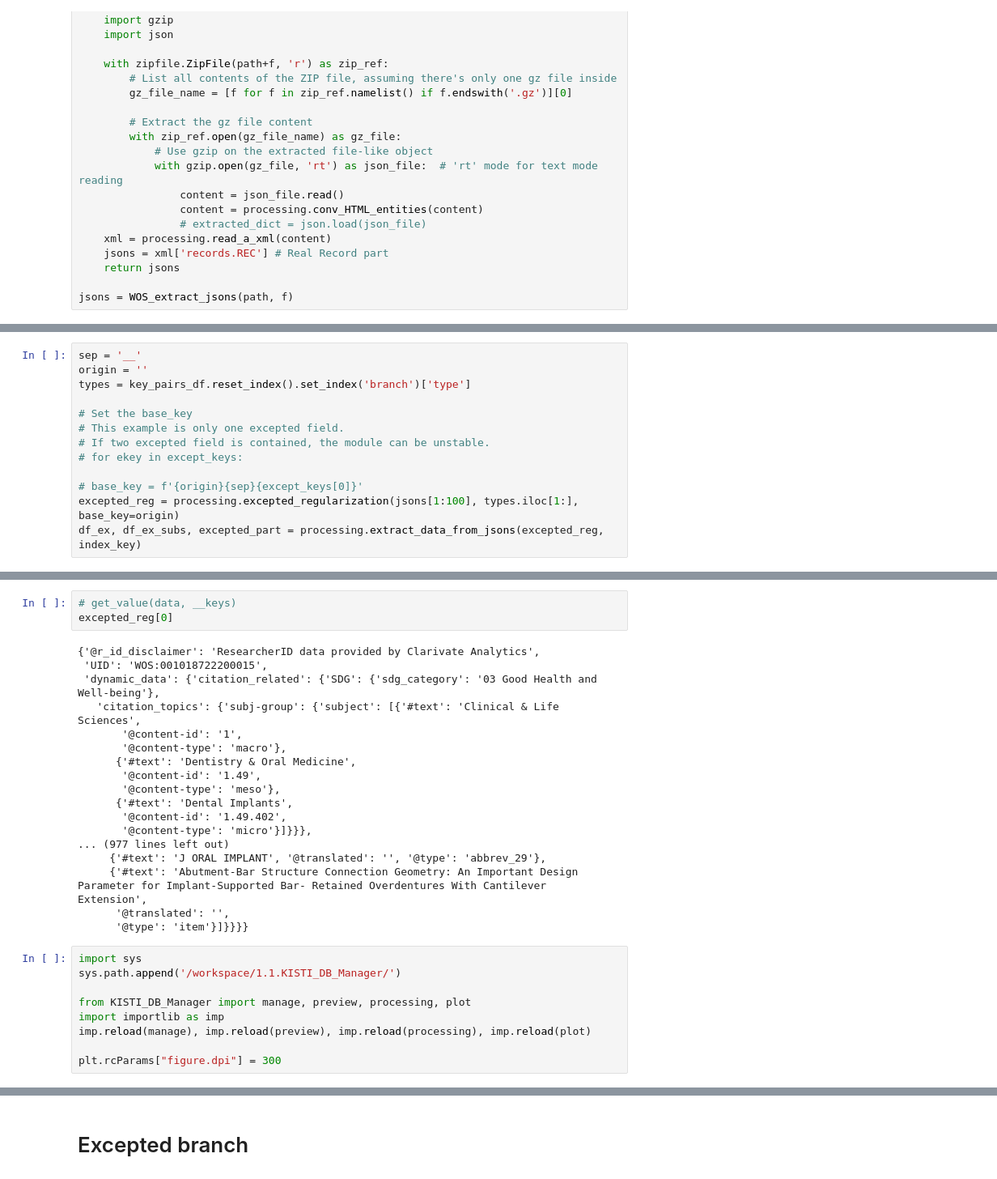
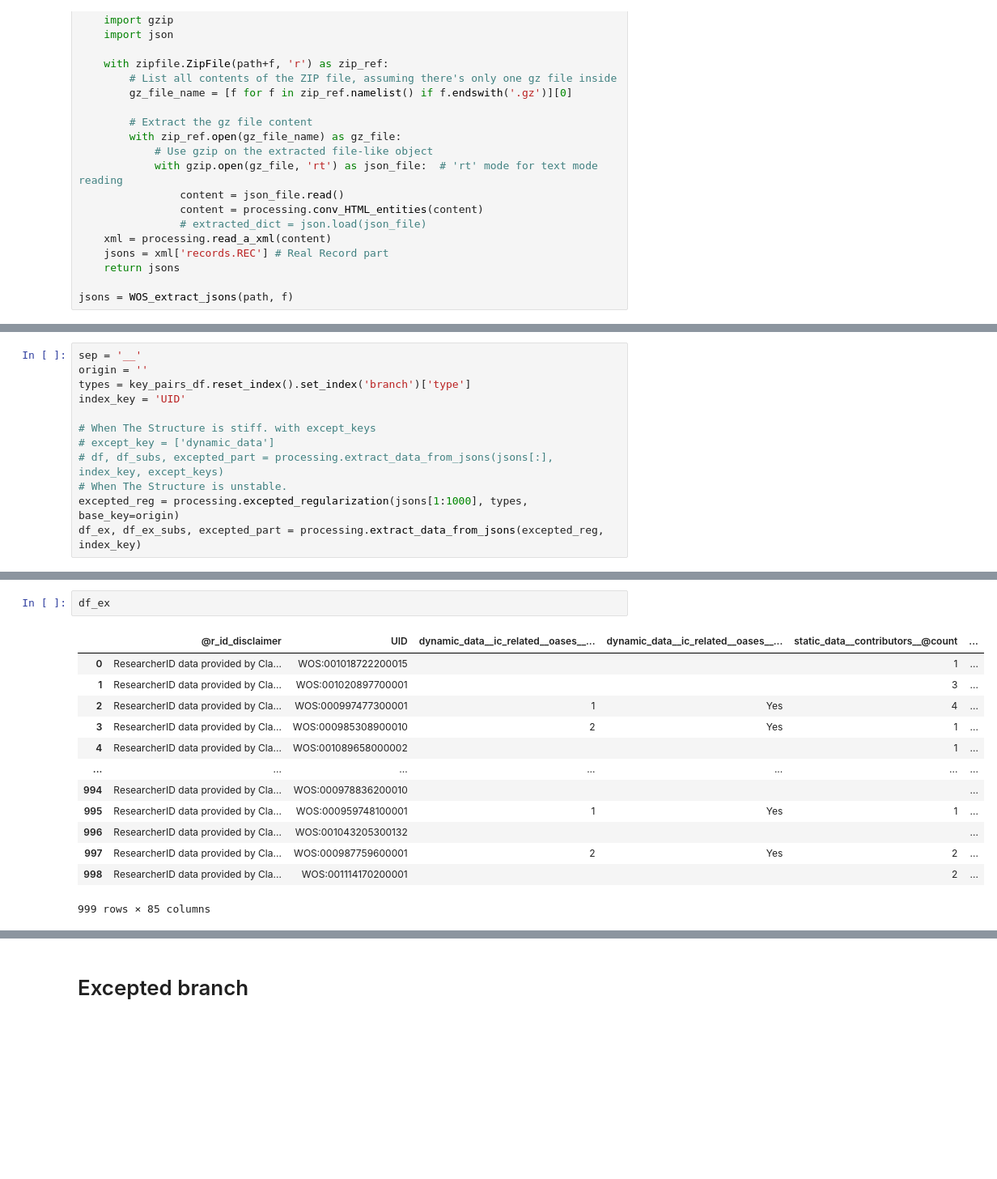
Before and after one commit to KISTI-GlobalRnD/KISTI_DB_Manager, a Jupyter notebook: 0.3.Sample_Code-WoS.ipynb, the cells around one changed output, grey strips where cells are left out. Shown at 81% size. Saved outputs shown, nothing was run; the diff lists cells and outputs as text; blank space fills up the shorter version.

```diff
--- a/0.3.Sample_Code-WoS.ipynb
+++ b/0.3.Sample_Code-WoS.ipynb
@@ -98,12 +110,11 @@ key_pairs_df = processing.key_pair_to_df(key_pairs)
 sep = '__'
 origin = ''
 types = key_pairs_df.reset_index().set_index('branch')['type']
+index_key = 'UID'
 
-# Set the base_key
-# This example is only one excepted field.
-# If two excepted field is contained, the module can be unstable.
-# for ekey in except_keys:
-
-# base_key = f'{origin}{sep}{except_keys[0]}'
-excepted_reg = processing.excepted_regularization(jsons[1:100], types.iloc[1:], base_key=origin)
+# When The Structure is stiff. with except_keys
+# except_key = ['dynamic_data']
+# df, df_subs, excepted_part = processing.extract_data_from_jsons(jsons[:], index_key, except_keys)
+# When The Structure is unstable.
+excepted_reg = processing.excepted_regularization(jsons[1:1000], types, base_key=origin)
 df_ex, df_ex_subs, excepted_part = processing.extract_data_from_jsons(excepted_reg, index_key)
@@ -279,30 +121,16 @@ dict_keys(['@r_id_disclaimer', 'UID', 'dynamic_data', 'static_data'])
-# %%
-# get_value(data, __keys)
-excepted_reg[0]
-# %% [output]
-{'@r_id_disclaimer': 'ResearcherID data provided by Clarivate Analytics',
- 'UID': 'WOS:001018722200015',
- 'dynamic_data': {'citation_related': {'SDG': {'sdg_category': '03 Good Health and Well-being'},
-   'citation_topics': {'subj-group': {'subject': [{'#text': 'Clinical & Life Sciences',
-       '@content-id': '1',
-       '@content-type': 'macro'},
-      {'#text': 'Dentistry & Oral Medicine',
-       '@content-id': '1.49',
-       '@content-type': 'meso'},
-      {'#text': 'Dental Implants',
-       '@content-id': '1.49.402',
-       '@content-type': 'micro'}]}}},
-... (977 lines left out)
-     {'#text': 'J ORAL IMPLANT', '@translated': '', '@type': 'abbrev_29'},
-     {'#text': 'Abutment-Bar Structure Connection Geometry: An Important Design Parameter for Implant-Supported Bar- Retained Overdentures With Cantilever Extension',
-      '@translated': '',
-      '@type': 'item'}]}}}}
-# %%
-import sys
-sys.path.append('/workspace/1.1.KISTI_DB_Manager/')
-
-from KISTI_DB_Manager import manage, preview, processing, plot
-import importlib as imp
-imp.reload(manage), imp.reload(preview), imp.reload(processing), imp.reload(plot)
-
-plt.rcParams["figure.dpi"] = 300
+# %%
+df_ex
+# %% [output]
+|  | @r_id_disclaimer | UID | dynamic_data__ic_related__oases__... | dynamic_data__ic_related__oases__... | static_data__contributors__@count | ... |
+| 0 | ResearcherID data provided by Cla... | WOS:001018722200015 |  |  | 1 | ... |
+| 1 | ResearcherID data provided by Cla... | WOS:001020897700001 |  |  | 3 | ... |
+| 2 | ResearcherID data provided by Cla... | WOS:000997477300001 | 1 | Yes | 4 | ... |
+| 3 | ResearcherID data provided by Cla... | WOS:000985308900010 | 2 | Yes | 1 | ... |
+| 4 | ResearcherID data provided by Cla... | WOS:001089658000002 |  |  | 1 | ... |
+| ... | ... | ... | ... | ... | ... | ... |
+| 994 | ResearcherID data provided by Cla... | WOS:000978836200010 |  |  |  | ... |
+| 995 | ResearcherID data provided by Cla... | WOS:000959748100001 | 1 | Yes | 1 | ... |
+| 996 | ResearcherID data provided by Cla... | WOS:001043205300132 |  |  |  | ... |
+| 997 | ResearcherID data provided by Cla... | WOS:000987759600001 | 2 | Yes | 2 | ... |
+| 998 | ResearcherID data provided by Cla... | WOS:001114170200001 |  |  | 2 | ... |
+999 rows × 85 columns
```
Also changed, not shown: parts of 24 cells of this notebook, 59 other files.
